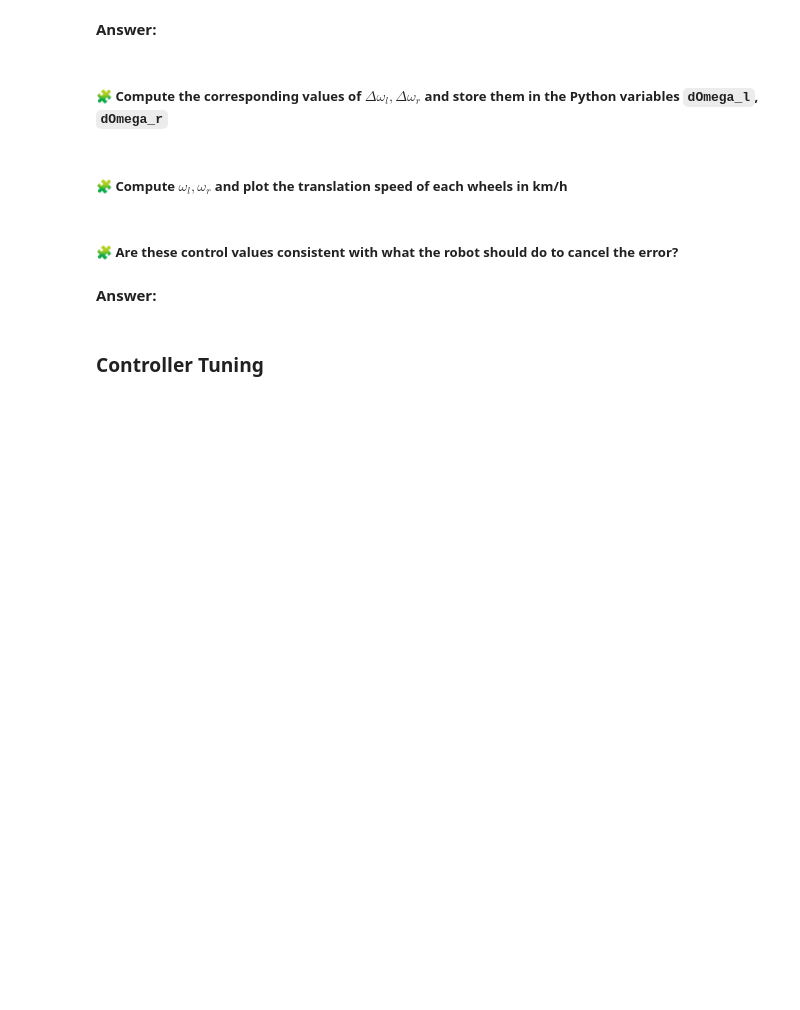
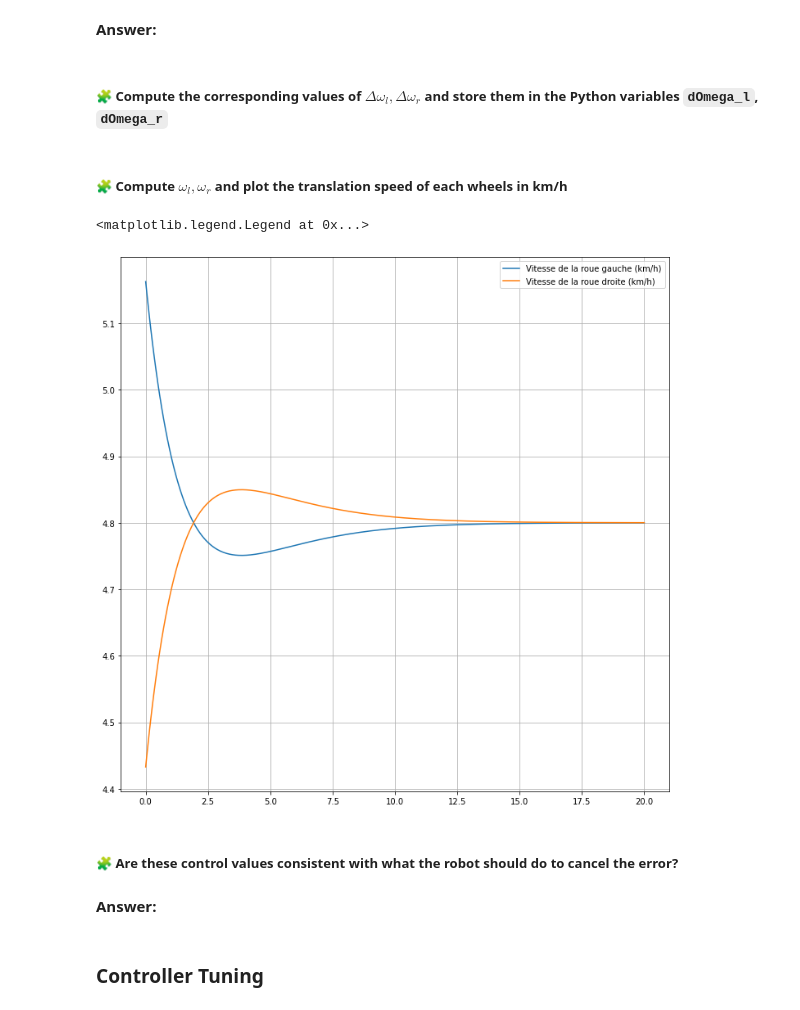
Before and after one commit to AyaBOUBAKRI/control-engineering-with-python-project-2022-2023, a Jupyter notebook: Project-2.ipynb, the cells around one changed output. Cells and saved outputs as stored; diff of their text form; code cells hidden in the pictures; blank space fills up the shorter version.

```diff
--- a/Project-2.ipynb
+++ b/Project-2.ipynb
@@ -592,2 +603,8 @@ pass
+# %%
+dX = r["sol"](t)
+dOmega = -K@dX
+dOmega_l = dOmega[0]
+dOmega_r = dOmega[1]
+# print(dOmega_l,dOmega_r)
 # %% [markdown]
 ##### 🧩 Compute $\omega_l,\omega_r$ and plot the translation speed of each wheels in km/h
@@ -596,3 +611,15 @@ pass
+# %%
+omega_l = dOmega_l +v/Rw
+omega_r = dOmega_r +v/Rw
+
+fig=figure(figsize=(12, 12))
+plot(t,omega_l*Rw*3.6, label=r"Vitesse de la roue gauche (km/h)")
+plot(t,omega_r*Rw*3.6, label=r"Vitesse de la roue droite (km/h)")
+grid()
+legend()
+# %% [output]
+<matplotlib.legend.Legend at 0x...>
+[figure, added]
 # %% [markdown]
 ##### 🧩 Are these control values consistent with what the robot should do to cancel the error?
 # %% [markdown]
```
Also changed, not shown: parts of 4 cells of this notebook.
